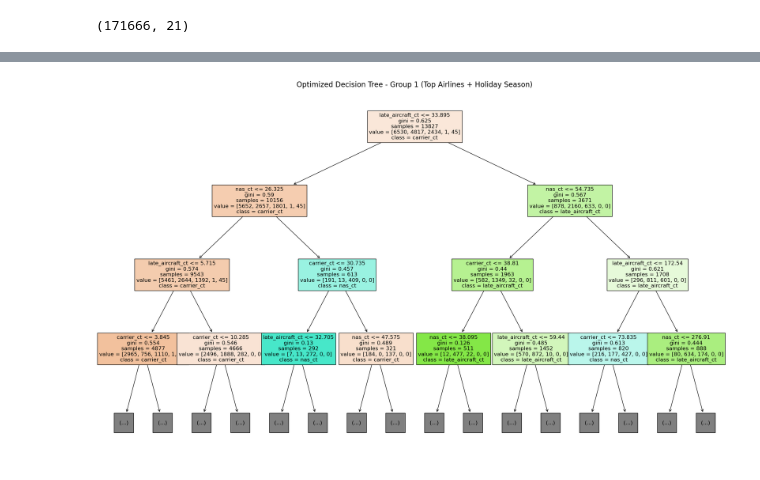
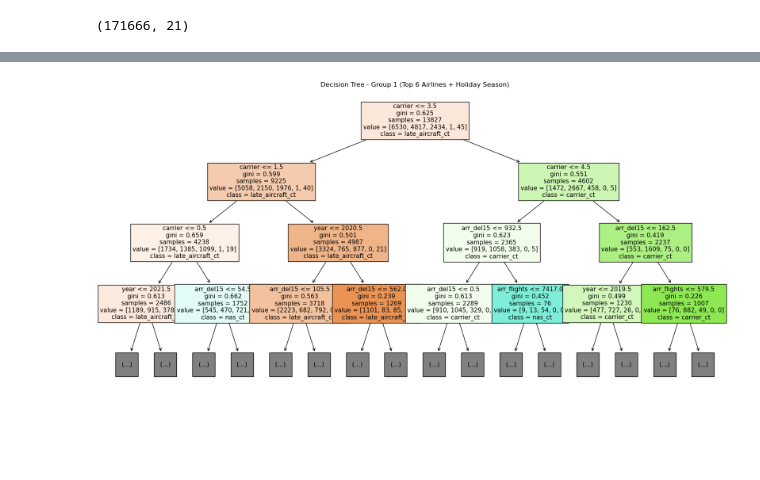
Before and after one commit to lingyuehao/Data_Dawgs, a Jupyter notebook: Brian_Decision_Tree.ipynb, the cells around one changed output, grey strips where cells are left out. Cells and saved outputs as stored; diff of their text form; code cells hidden in the pictures; blank space fills up the shorter version.

Commit message:
update decision tree

```diff
--- a/Brian_Decision_Tree.ipynb
+++ b/Brian_Decision_Tree.ipynb
@@ -11,3 +11,3 @@ from sklearn.metrics import accuracy_score, confusion_matrix
 # %%
-data = pd.read_csv('Airline_Delay_Cause.csv')
+df = pd.read_csv('Airline_Delay_Cause.csv')
 # %%
@@ -22,57 +27,63 @@ features = ['arr_flights', 'carrier_ct', 'weather_ct', 'nas_ct', 'security_ct',
 # %%
-# Group 1: Top Airlines + Holiday Season
-group1_data = data[
-    (data['carrier'].isin(top_6_airlines)) &
-    (data['month'].isin(holiday_months))
-].copy()
+# Group 1 (Top 6 Airlines + Holiday Season)
+top_6_airlines = ['DL', 'AA', 'UA', 'WN', 'AS', 'B6']
+holiday_months = [12, 7, 8]
 
+df1 = df[df['carrier'].isin(top_6_airlines) & df['month'].isin(holiday_months)].copy()
+delay_cols = ['carrier_ct', 'weather_ct', 'nas_ct', 'security_ct', 'late_aircraft_ct']
+df1[delay_cols] = df1[delay_cols].fillna(0)
+df1['delay_reason'] = df1[delay_cols].idxmax(axis=1)
 
-group1_data['main_delay_reason'] = group1_data[delay_reasons].fillna(0).idxmax(axis=1)
+X = df1[['year', 'month', 'arr_flights', 'arr_del15', 'carrier', 'airport']]
+y = df1['delay_reason']
 
+categorical_cols = ['carrier', 'airport']
+label_encoders = {col: LabelEncoder() for col in categorical_cols}
 
-X1 = group1_data[features]
-y1 = group1_data['main_delay_reason']
-le1 = LabelEncoder()
-y1_encoded = le1.fit_transform(y1)
+for col in categorical_cols:
+    X.loc[:, col] = label_encoders[col].fit_transform(X[col])
 
+X_train, X_test, y_train, y_test = train_test_split(X, y, test_size=0.2, random_state=11)
 
-X1_train, X1_test, y1_train, y1_test = train_test_split(X1, y1_encoded, test_size=0.2, random_state=11)
+param_grid = {
+    'max_depth': [2, 5, 7, 10, 12, 15, 20],
+    'min_samples_split': [2, 3, 5, 10],
+    'min_samples_leaf': [1, 2, 4],
+}
 
+grid_search = GridSearchCV(
+    estimator=DecisionTreeClassifier(random_state=11),
+    param_grid=param_grid,
+    cv=5,
+    scoring='accuracy',
+    n_jobs=-1,
+    verbose=1
+)
 
-default_tree1 = DecisionTreeClassifier(max_depth=5, min_samples_split=3, random_state=11)
-default_tree1.fit(X1_train, y1_train)
-default_train_acc1 = default_tree1.score(X1_train, y1_train)
-default_test_acc1 = default_tree1.score(X1_test, y1_test)
+grid_search.fit(X_train, y_train)
+best_params = grid_search.best_params_
+best_model = grid_search.best_estimator_
+print("\nBest Hyperparameters:", best_params)
 
-print("Group 1 Default Training Accuracy :", default_train_acc1)
-print("Group 1 Default Testing Accuracy :", default_test_acc1)
+y_train_pred = best_model.predict(X_train)
+train_accuracy = accuracy_score(y_train, y_train_pred)
+print("\nTraining Accuracy:", train_accuracy)
 
+y_test_pred = best_model.predict(X_test)
+test_accuracy = accuracy_score(y_test, y_test_pred)
+print("\nTest Accuracy:", test_accuracy)
 
-param_grid1 = {
-    'max_depth': [1,2,3,4,5,6,7,8,9,10],
-    'min_samples_leaf': [1, 2, 4, 7, 10 ,20]
-}
-grid_search1 = GridSearchCV(DecisionTreeClassifier(random_state=11), param_grid1, cv=3, scoring='accuracy')
-grid_search1.fit(X1_train, y1_train)
+print("\nClassification Report:\n", classification_report(y_test, y_test_pred, zero_division=1))
 
-final_tree1 = DecisionTreeClassifier(**grid_search1.best_params_, random_state=11)
-final_tree1.fit(X1_train, y1_train)
-final_train_acc1 = final_tree1.score(X1_train, y1_train)
-final_test_acc1 = final_tree1.score(X1_test, y1_test)
-
-print("Group 1 Best Parameters:", grid_search1.best_params_)
-print("Group 1 Optimized Training Accuracy :", final_train_acc1)
-print("Group 1 Optimized Testing Accuracy :", final_test_acc1)
-
-plt.figure(figsize=(25, 15))
+plt.figure(figsize=(20, 10))
 plot_tree(
-    final_tree1,
-    feature_names=features,
-    class_names=le1.classes_,
+    best_model,
+    feature_names=X.columns,
+    class_names=df1['delay_reason'].unique(),
     filled=True,
-    fontsize=12,
+    fontsize=11,
     max_depth=3
 )
-plt.title("Optimized Decision Tree - Group 1 (Top Airlines + Holiday Season)", fontsize=16)
+plt.title("Decision Tree - Group 1 (Top 6 Airlines + Holiday Season)")
 plt.show()
 # %% [output]
@@ -84,2 +108,2 @@ Group 1 Optimized Testing Accuracy : 0.9262366213479896
-[figure, old version]
+[figure, new version]
 # %%
```
Also changed, not shown: parts of 8 cells of this notebook.
